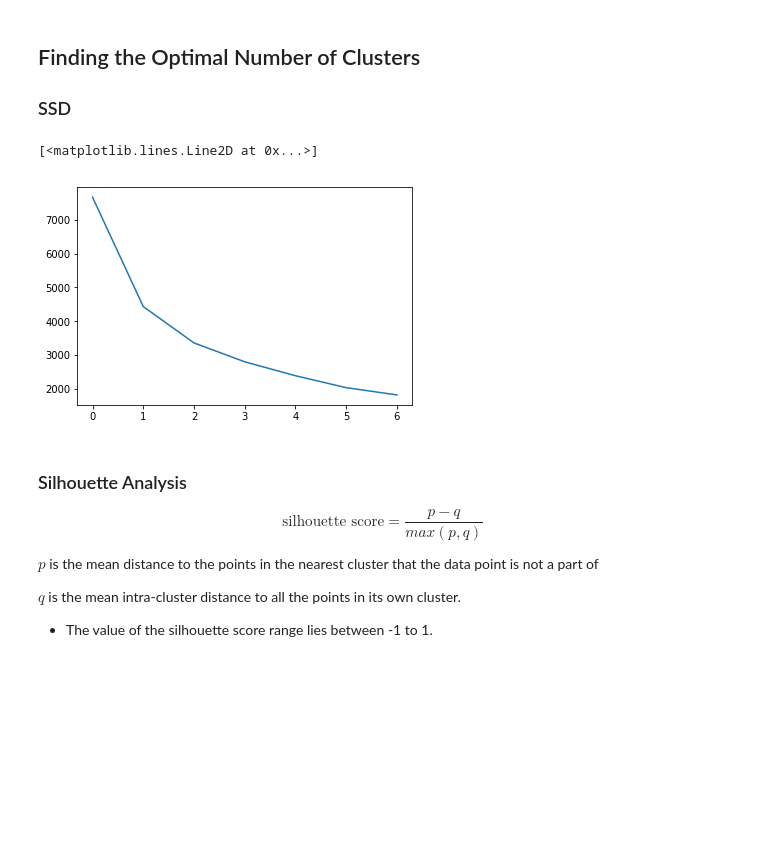
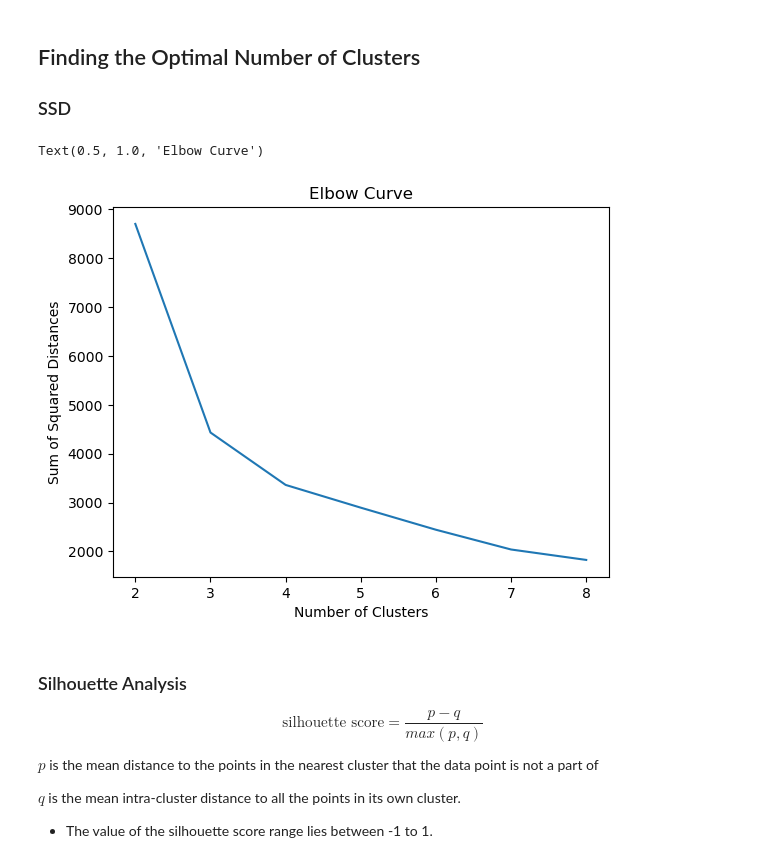
Before and after one commit to PrakNew/UpGrad, a Jupyter notebook: Phase2/Clustering/Clustering+Python+Lab.ipynb, the cells around one changed output. Drawn from its saved outputs; the diff is of its cells as text; code cells hidden in the pictures; blank space fills up the shorter version.

```diff
--- a/Phase2/Clustering/Clustering+Python+Lab.ipynb
+++ b/Phase2/Clustering/Clustering+Python+Lab.ipynb
@@ -297,20 +331,25 @@ array([3, 1, 0, ..., 3, 0, 0], dtype=int32)
 ### SSD
 # %%
 # elbow-curve/SSD
+# Sum of Sqared distance
+
 ssd = []
 range_n_clusters = [2, 3, 4, 5, 6, 7, 8]
 for num_clusters in range_n_clusters:
     kmeans = KMeans(n_clusters=num_clusters, max_iter=50)
     kmeans.fit(rfm_df_scaled)
 
     ssd.append(kmeans.inertia_)
 
 # plot the SSDs for each n_clusters
 # ssd
-plt.plot(ssd)
+plt.plot(range_n_clusters, ssd)
+plt.xlabel('Number of Clusters')
+plt.ylabel('Sum of Squared Distances')
+plt.title('Elbow Curve')
 # %% [output]
-[<matplotlib.lines.Line2D at 0x...>]
+Text(0.5, 1.0, 'Elbow Curve')
-[figure, old version]
+[figure, new version]
 # %% [markdown]
 ### Silhouette Analysis
 
```
Also changed, not shown: parts of 6 cells of this notebook.
